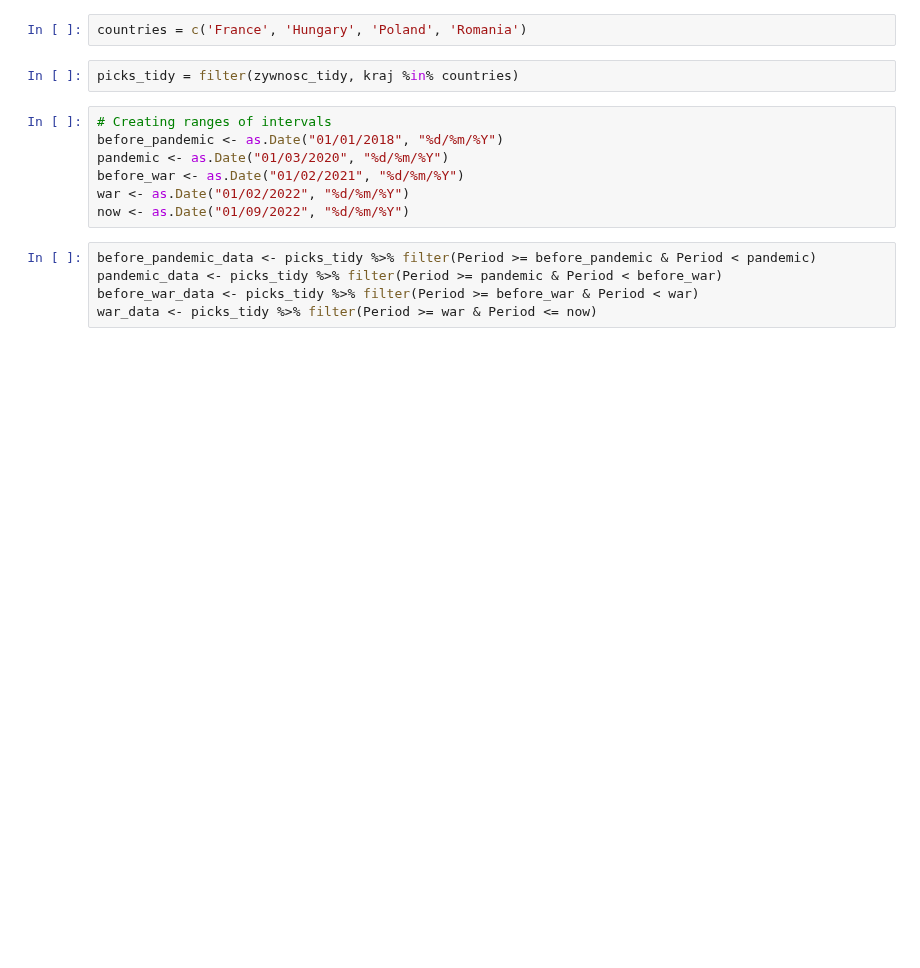
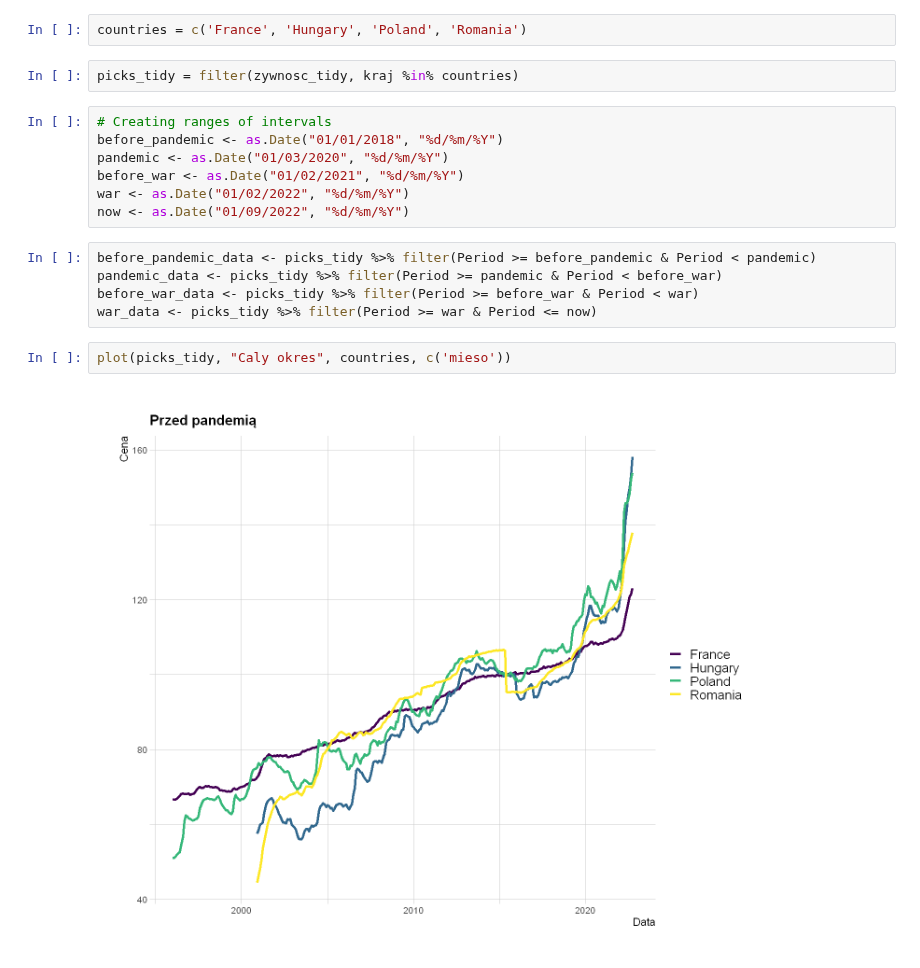
Before and after one commit to AdamixD/SAD_Projekt_1, a Jupyter notebook: Problem2.ipynb, the cells around one changed output. Saved outputs shown, nothing was run; the diff lists cells and outputs as text; blank space fills up the shorter version.

```diff
--- a/Problem2.ipynb
+++ b/Problem2.ipynb
@@ -140,4 +160,8 @@ before_pandemic_data <- picks_tidy %>% filter(Period >= before_pandemic & Period
 pandemic_data <- picks_tidy %>% filter(Period >= pandemic & Period < before_war)
 before_war_data <- picks_tidy %>% filter(Period >= before_war & Period < war)
 war_data <- picks_tidy %>% filter(Period >= war & Period <= now)
+# %%
+plot(picks_tidy, "Caly okres", countries, c('mieso'))
+# %% [output]
+[figure, added]
 # %%
```
Also changed, not shown: parts of 7 cells of this notebook.
